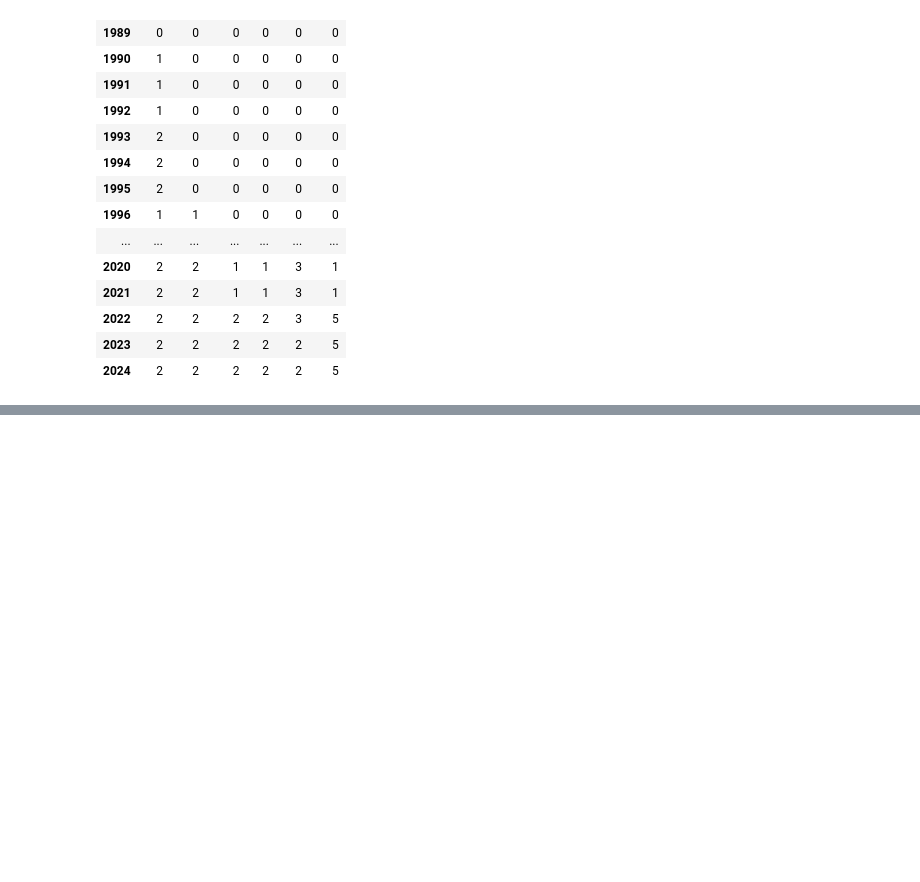
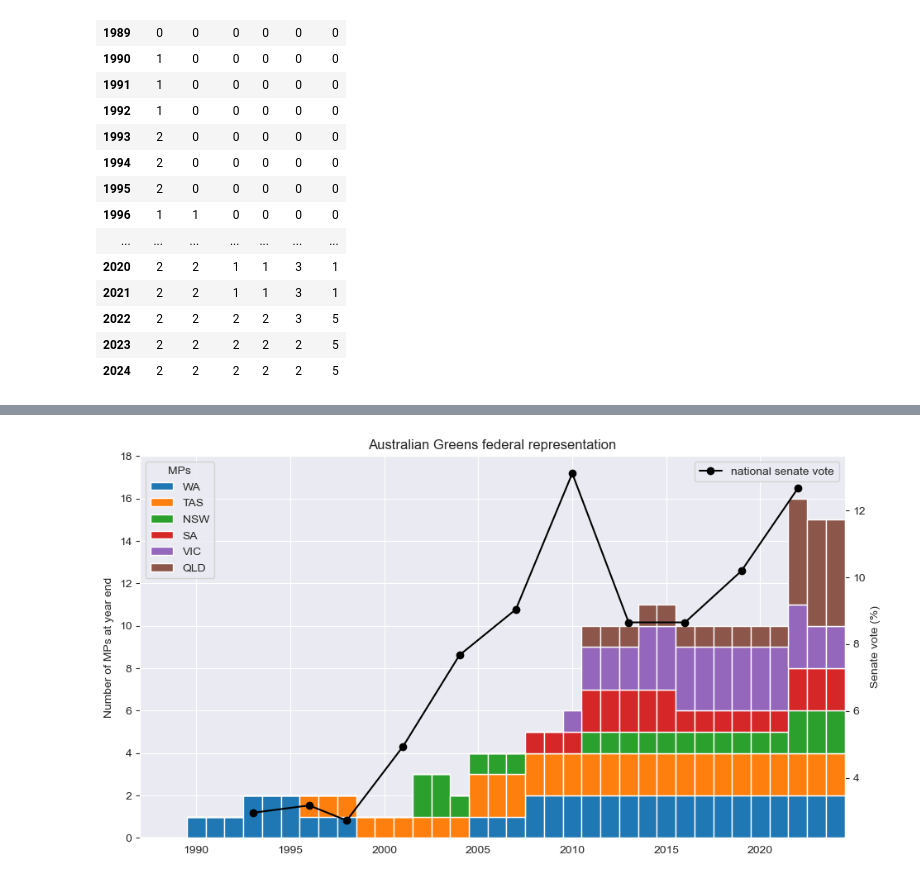
Before and after one commit to DamienIrving/election-analysis, a Jupyter notebook: analysis/senators.ipynb, the cells around one changed output, grey strips where cells are left out. Saved outputs shown, nothing was run; the diff lists cells and outputs as text; code cells hidden in the pictures; blank space fills up the shorter version.

Commit message:
Add national senate vote

```diff
--- a/analysis/senators.ipynb
+++ b/analysis/senators.ipynb
@@ -63,11 +63,11 @@ for state, mp_dict in mps.items():
     counts, lower_bin_bounds = np.histogram(years, bins=np.arange(1986.5, 2025.5))
     mp_count_dict[state] = counts
 # %%
-df = pd.DataFrame(mp_count_dict)
-df = df.set_index('year')
+df_mps = pd.DataFrame(mp_count_dict)
+df_mps = df_mps.set_index('year')
 order = ['WA', 'TAS', 'NSW', 'SA', 'VIC', 'QLD']
-df = df[order]
-df
+df_mps = df_mps[order]
+df_mps
 # %% [output]
 |  | WA | TAS | NSW | SA | VIC | QLD |
 | year |  |  |  |  |  |  |
@@ -96,0 +95,8 @@ plt.savefig('federal_mps.png', dpi=300, facecolor='white', bbox_inches='tight')
+# %%
+national_senate_vote = {
+    'year': np.array([1993, 1996, 1998, 2001, 2004, 2007, 2010, 2013, 2016, 2019, 2022]),
+    'vote': np.array([2.95, 3.17, 2.72, 4.94, 7.67, 9.04, 13.11, 8.65, 8.65, 10.19, 12.66])
+}
+# %%
+df_vote = pd.DataFrame(national_senate_vote)
+df_vote = df_vote.set_index('year')
@@ -96,0 +119,27 @@ plt.savefig('federal_mps.png', dpi=300, facecolor='white', bbox_inches='tight')
+# %%
+fig, ax = plt.subplots(figsize=(11,6))
+ax2 = ax.twinx()
+
+plt.title("Australian Greens federal representation")
+
+bottom = np.zeros(len(df_mps))
+for state in order:
+    ax.bar(df_mps.index, df_mps[state], 1, label=state, bottom=bottom)
+    bottom += df_mps[state]
+ax2.plot(df_vote.index, df_vote['vote'], color='black', marker='o', label='national senate vote')
+
+ax.set_ylabel("Number of MPs at year end")
+ax2.set_ylabel("Senate vote (%)")
+
+ax.legend(title='MPs')
+ax2.legend()
+
+ax.set_xlim(1987,2024.5)
+ax.set_ylim(0, 18)
+
+#ax.grid(False)
+ax2.grid(False)
+
+plt.savefig('federal_mps.png', dpi=300, facecolor='white', bbox_inches='tight')
+# %% [output]
+[figure, added]
```
Also changed, not shown: parts of 2 cells of this notebook.
